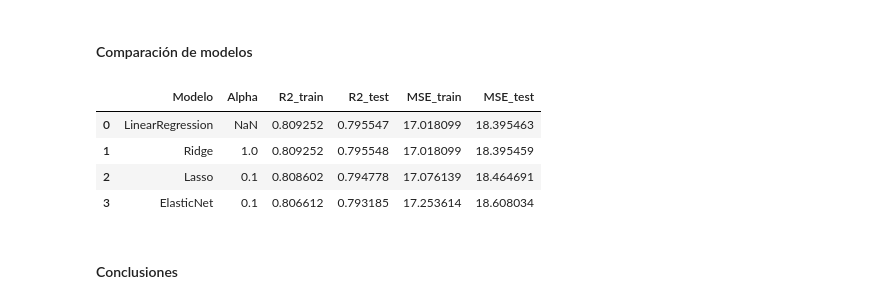
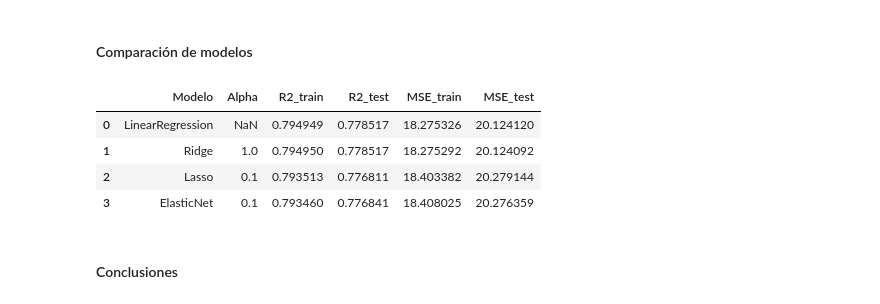
Before and after one commit to CaroRuiz92/AA1-TUIA-2025C2-Ruiz-Quispe, a Jupyter notebook: TP-Regresion-AA1-2025C1.ipynb, the cells around one changed output. Cells and saved outputs as stored; diff of their text form; code cells hidden in the pictures.

Commit message:
Corrección de optimizaciones y comparación de modelos.

```diff
--- a/TP-Regresion-AA1-2025C1.ipynb
+++ b/TP-Regresion-AA1-2025C1.ipynb
@@ -1272,36 +1246,36 @@ Alpha muy alto (10, 100): si el alpha es demasiado alto, la penalización es tan
 # %%
 # Modelos y sus hiperparámetros
 modelos = [
     ("LinearRegression", LinearRegression(), None),
     ("Ridge", Ridge(alpha=1.0), 1.0),
     ("Lasso", Lasso(alpha=0.1, max_iter=10000), 0.1),
     ("ElasticNet", ElasticNet(alpha=0.1, l1_ratio=0.5, max_iter=10000), 0.1)
 ]
 
 resultados = []
 
 for name, model, alpha in modelos:
-    model.fit(X_train_scaled, y_train)
-    y_train_pred = model.predict(X_train_scaled)
-    y_test_pred = model.predict(X_test_scaled)
+    model.fit(X_train, y_train)
+    y_train_pred = model.predict(X_train)
+    y_test_pred = model.predict(X_test)
 
     resultados.append({
         "Modelo": name,
         "Alpha": alpha,
         "R2_train": r2_score(y_train, y_train_pred),
         "R2_test": r2_score(y_test, y_test_pred),
         "MSE_train": mean_squared_error(y_train, y_train_pred),
         "MSE_test": mean_squared_error(y_test, y_test_pred)
     })
 
 # Resultados
 comparacion = pd.DataFrame(resultados)
 comparacion
 # %% [output]
 |  | Modelo | Alpha | R2_train | R2_test | MSE_train | MSE_test |
-| 0 | LinearRegression | NaN | 0.809252 | 0.795547 | 17.018099 | 18.395463 |
-| 1 | Ridge | 1.0 | 0.809252 | 0.795548 | 17.018099 | 18.395459 |
-| 2 | Lasso | 0.1 | 0.808602 | 0.794778 | 17.076139 | 18.464691 |
-| 3 | ElasticNet | 0.1 | 0.806612 | 0.793185 | 17.253614 | 18.608034 |
+| 0 | LinearRegression | NaN | 0.794949 | 0.778517 | 18.275326 | 20.124120 |
+| 1 | Ridge | 1.0 | 0.794950 | 0.778517 | 18.275292 | 20.124092 |
+| 2 | Lasso | 0.1 | 0.793513 | 0.776811 | 18.403382 | 20.279144 |
+| 3 | ElasticNet | 0.1 | 0.793460 | 0.776841 | 18.408025 | 20.276359 |
 # %% [markdown]
 #### Conclusiones
```
Also changed, not shown: parts of 20 cells of this notebook.
